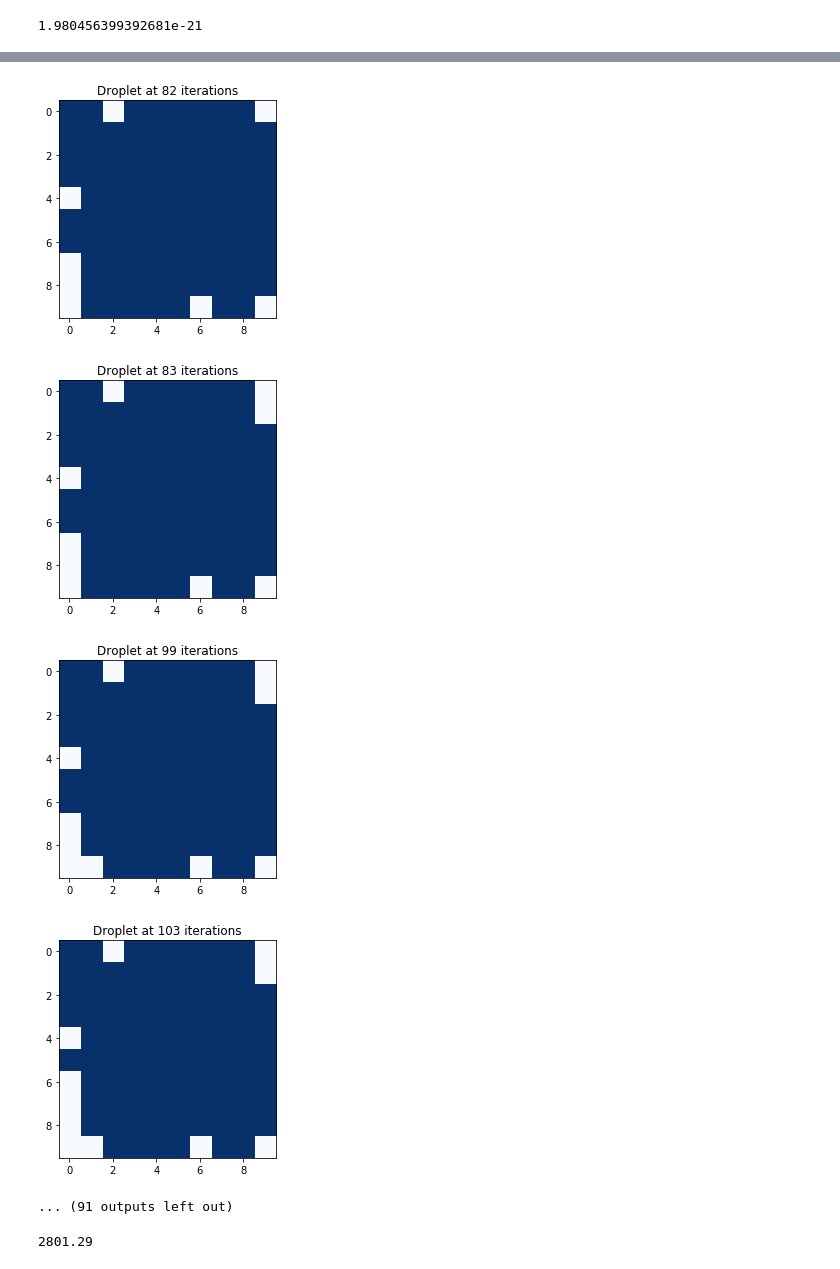
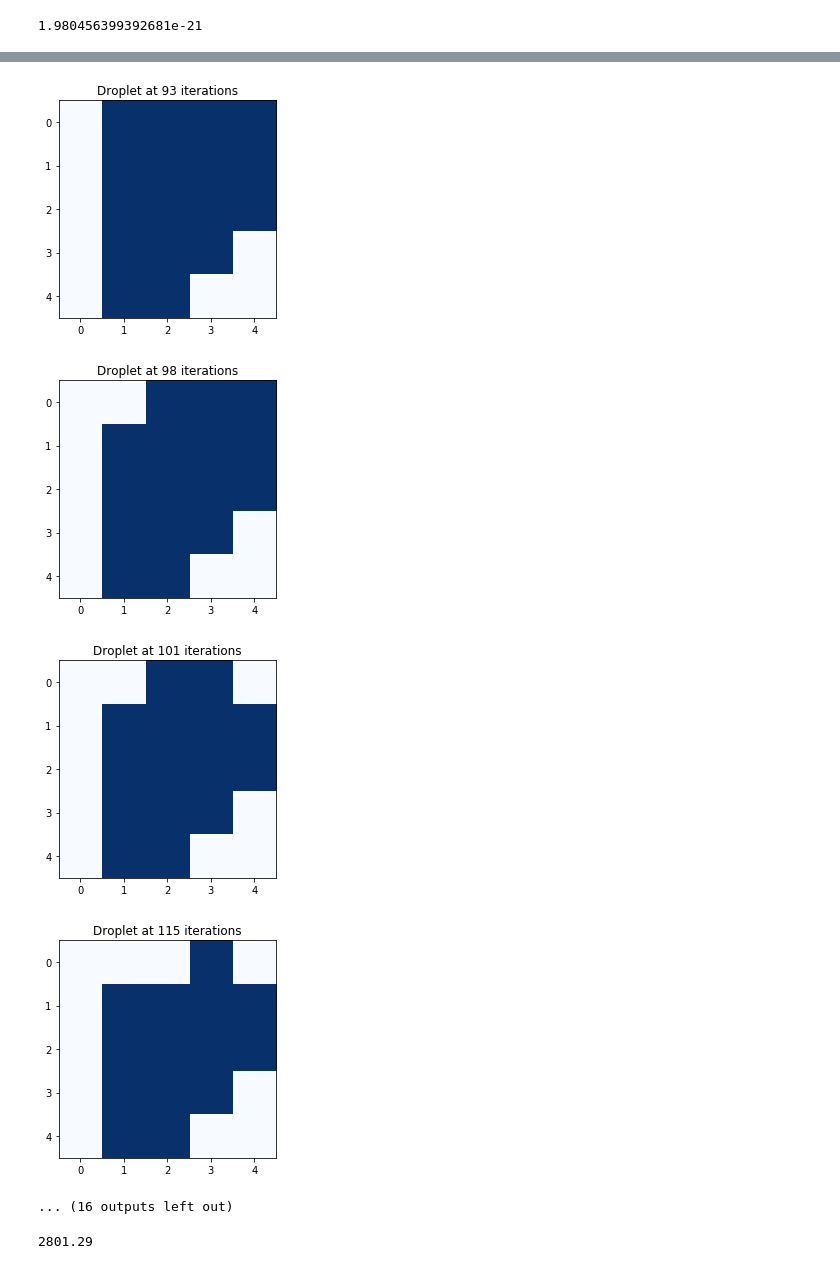
Before and after one commit to lilymansfield/FinalProject_250_Lily, a Jupyter notebook: FinalProject2.ipynb, the cells around one changed output, grey strips where cells are left out. Drawn from its saved outputs; the diff is of its cells as text; code cells hidden in the pictures.

```diff
--- a/FinalProject2.ipynb
+++ b/FinalProject2.ipynb
@@ -186,8 +183,10 @@ def evaporate(N,T, visualize=True):
 
     return iterations #returns number of iterations needed for droplet to completely evaporate
 
-N=10
+N=5
 T=300
 print(evaporate(N,T,True))
 plt.tight_layout()
+
+#Code continues after the visualizations#
 # %% [output]
@@ -202,8 +201,8 @@ plt.tight_layout()
-[figure, old version]
+[figure, new version]
-[figure, old version]
+[figure, new version]
-[figure, old version]
+[figure, new version]
-[figure, old version]
+[figure, new version]
-... (91 outputs left out)
+... (16 outputs left out)
 # %%
 #Plot of iterations needed for evaporation at a set temperature over number of trials and average of all trials
 
```
Also changed, not shown: parts of 4 cells of this notebook.
